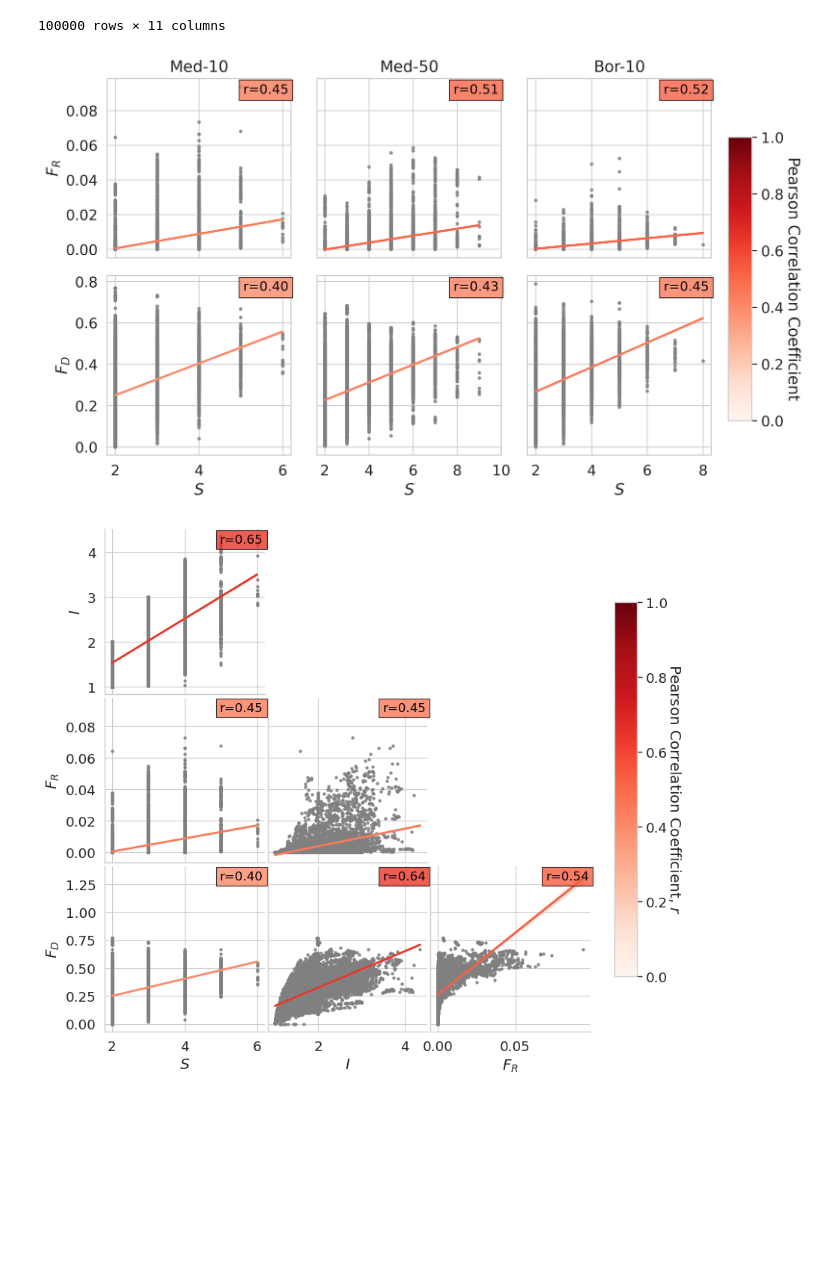
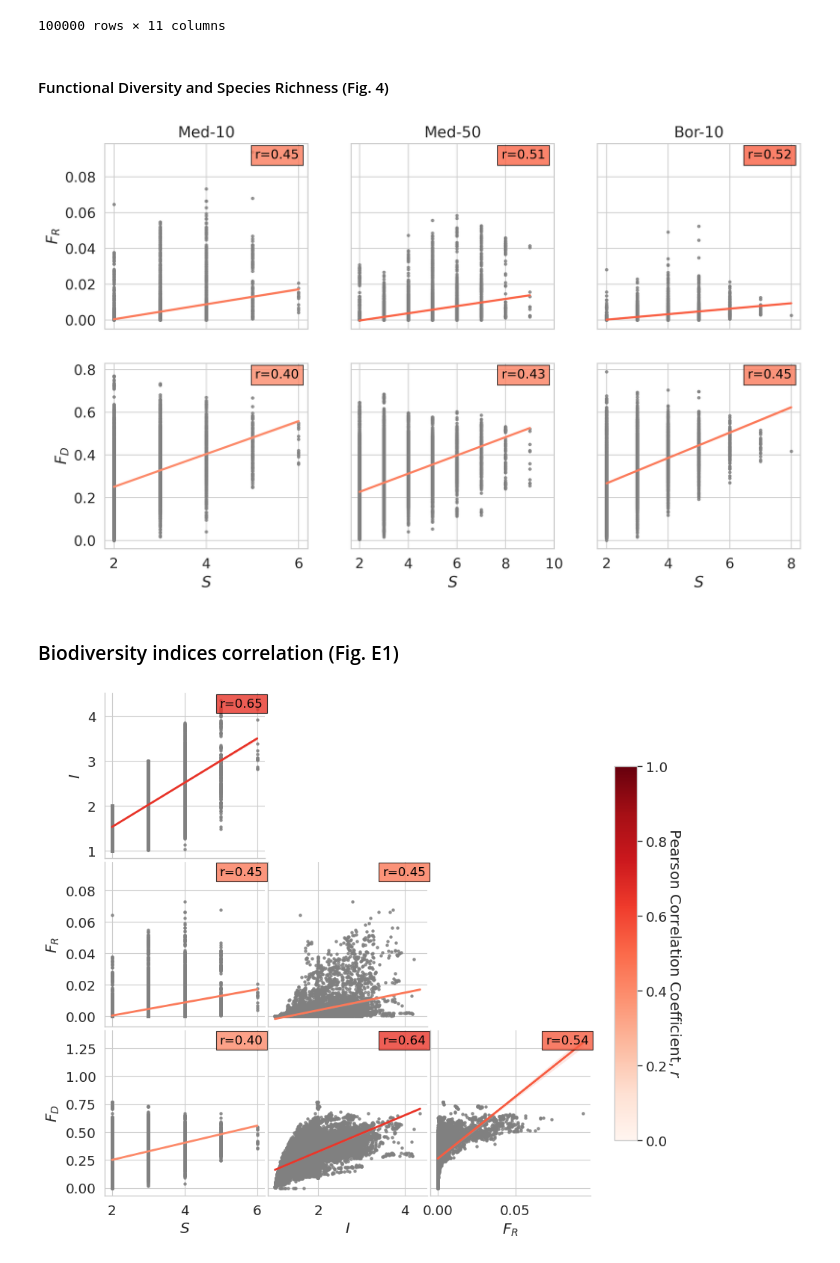
Before and after one commit to torrassam/Fire-Diversity, a Jupyter notebook: analyses/ANALYSES_and_FIGURES.ipynb, the cells around one changed output. Cells and saved outputs as stored; diff of their text form; code cells hidden in the pictures; blank space fills up the shorter version.

```diff
--- a/analyses/ANALYSES_and_FIGURES.ipynb
+++ b/analyses/ANALYSES_and_FIGURES.ipynb
@@ -72,8 +71,7 @@ df_hv = pd.DataFrame(hv_temp, columns=['I','C','M','R','L'])
 
 df_sng = df.drop_duplicates()
 
-fig, axs = plt.subplots(4, 4, figsize=(15, 9))
-# fig.suptitle(f"Hypervolumes | Alternative states of N={NP} ncom={i_com}")
+fig, axs = plt.subplots(4, 4, figsize=(12, 6))
 
 trait_list = ['I','C','M','R','L']
 for i,y in enumerate(trait_list):
@@ -730,41 +583,21 @@ data
 | 99998 | 99998 | med | 50 | 1000 | 51 | 142.857147 | 3 | 1.196005 | 7.591431e-05 | 0.106855 | ... |
 | 99999 | 99999 | med | 50 | 1000 | 52 | 178.571426 | 3 | 1.196925 | 1.038989e-04 | 0.113897 | ... |
 100000 rows × 11 columns
+# %% [markdown]
+#### Functional Diversity and Species Richness (Fig. 4)
 # %%
-def corrfunc(x, y, **kwds):
-    cmap = kwds['cmap']
-    norm = kwds['norm']
-    ax = plt.gca()
-    # sns.despine(ax=ax, bottom=True, top=True, left=True, right=True)
+# Define the custom correlation function
+def corrfunc(ax, x, y, cmap, norm, scatter_kws):
     r, _ = scs.pearsonr(x, y)
 
     # Set the regression line color dynamically based on correlation
-    scatter_kws = kwds.get('scatter_kws', {'s': 10, 'color': 'pink'})
     line_color = cmap(norm(r))  # Match line color with heatmap color
-    line_kws = kwds.get('line_kws', {'color': line_color, 'linewidth': 2})
-    sns.regplot(x=x, y=y, scatter_kws=scatter_kws, line_kws=line_kws, ax=ax)
+    sns.regplot(x=x, y=y, scatter_kws=scatter_kws, line_kws={'color': line_color, 'linewidth': 2}, ax=ax)
 
     # Add annotation in the upper-left corner
-    ax.annotate(f"$r$={r:.2f}", xy=(0.08, 0.9), xycoords='axes fraction', color='black', size=12, ha='left', va='top')
-    # ax.set_title(f"r={r:.2f}")
-
-sns.set_theme(context="paper", style="white", font_scale=1.5, rc={"lines.linewidth": 2})
+    bbox_props = dict(boxstyle="square", edgecolor="black", facecolor=line_color, alpha=0.8)
+    ax.annotate(f"r={r:.2f}", xy=(0.74, 0.97), xycoords='axes fraction', color='black', size=12, ha='left', va='top', bbox=bbox_props)
 # %%
-sns.set_theme(context="paper", style="whitegrid", font_scale=1.5, rc={"lines.linewidth": 2})
-
-# Define the custom correlation function
-def corrfunc(ax, x, y, cmap, norm, scatter_kws):
-    r, _ = scs.pearsonr(x, y)
-
-    # Set the regression line color dynamically based on correlation
-    line_color = cmap(norm(r))  # Match line color with heatmap color
-    sns.regplot(x=x, y=y, scatter_kws=scatter_kws, line_kws={'color': line_color, 'linewidth': 2}, ax=ax)
-
-    # Add annotation in the upper-left corner
-    bbox_props = dict(boxstyle="square", edgecolor="black", facecolor=line_color, alpha=0.8)
-    ax.annotate(f"r={r:.2f}", xy=(0.74, 0.97), xycoords='axes fraction', color='black', size=12, ha='left', va='top', bbox=bbox_props)
-
-
 # Set up color map and normalization
 cmap_corr = mpl.colormaps['Reds']
 norm_corr = mpl.colors.Normalize(vmin=0.0, vmax=1.0, clip=True)
@@ -783,40 +616,42 @@ x_vars = ["$S$"]
 y_vars = ["$F_R$", "$F_D$"]
 
 # Create the figure and axes
-fig, axes = plt.subplots(nrows=2, ncols=3, figsize=(10, 6), sharex='col', sharey='row', dpi=300)
+fig, axes = plt.subplots(nrows=2, ncols=3, figsize=(12, 7), sharex='col', sharey='row', dpi=300)
 scatter_kws = {'s': 5, 'color': 'grey'}
 
 # Plot the first dataset
 for i, y_var in enumerate(y_vars):
     ax = axes[i, 0]
     corrfunc(ax, d1["$S$"], d1[y_var], cmap_corr, norm_corr, scatter_kws)
 axes[0,0].set_title("Med-10")
 
 # Plot the second dataset
 for i, y_var in enumerate(y_vars):
     ax = axes[i, 1]
     corrfunc(ax, d2["$S$"], d2[y_var], cmap_corr, norm_corr, scatter_kws)
     ax.set_xticks([2,4,6,8,10])
 axes[0,1].set_title("Med-50")
 
 for i, y_var in enumerate(y_vars):
     ax = axes[i, 2]
     corrfunc(ax, d3["$S$"], d3[y_var], cmap_corr, norm_corr, scatter_kws)
 axes[0,2].set_title("Bor-10")
 
 for ax in axes.flatten():
     ax.label_outer()
 
 # Add a shared colorbar
-cbar_ax = fig.add_axes([0.9, 0.2, 0.03, 0.6])  # [left, bottom, width, height]
-sm = ScalarMappable(norm=norm_corr, cmap=cmap_corr)
-cbar = fig.colorbar(sm, cax=cbar_ax)
-cbar.set_label("Pearson Correlation Coefficient", rotation=270, labelpad=15)
+# cbar_ax = fig.add_axes([0.9, 0.2, 0.03, 0.6])  # [left, bottom, width, height]
+# sm = ScalarMappable(norm=norm_corr, cmap=cmap_corr)
+# cbar = fig.colorbar(sm, cax=cbar_ax)
+# cbar.set_label("Pearson Correlation Coefficient", rotation=270, labelpad=15)
 
 # Adjust layout
 plt.tight_layout(rect=[0, 0, 0.9, 1])  # Leave space for the colorbar
 # %% [output]
-[figure, old version]
+[figure, new version]
+# %% [markdown]
+### Biodiversity indices correlation (Fig. E1)
 # %%
 def corrfunc(x, y, **kwds):
     cmap = kwds['cmap']
```
Also changed, not shown: parts of 32 cells of this notebook.
